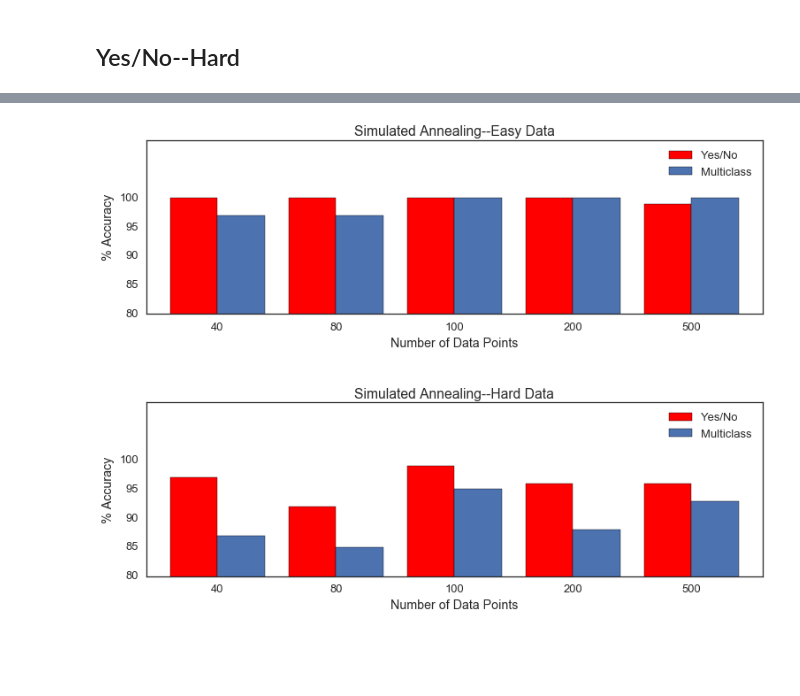
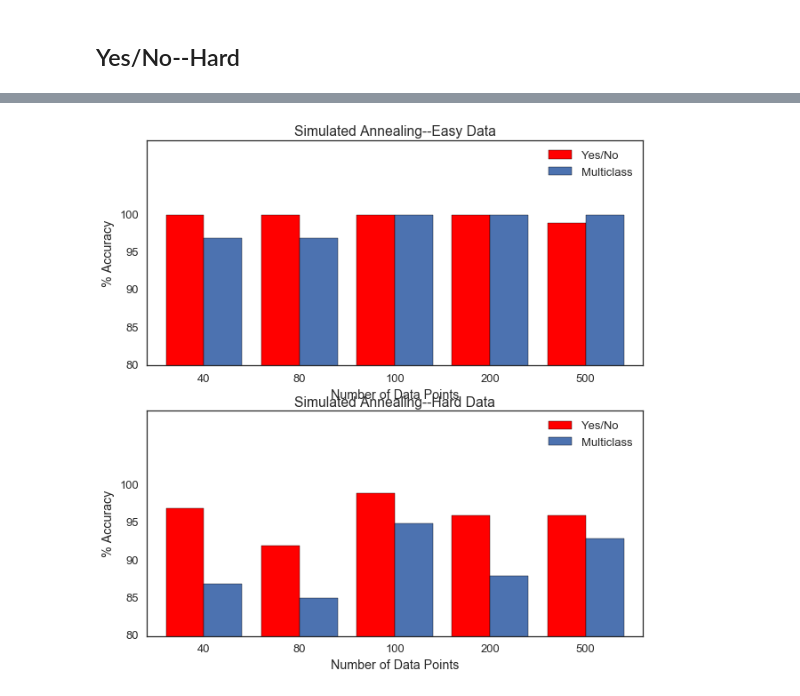
Before and after one commit to abhishekmalali/questioning-strategy-classification, a Jupyter notebook: notebooks/Dawid_Skene.ipynb, the cells around one changed output, grey strips where cells are left out. Saved outputs shown, nothing was run; the diff lists cells and outputs as text; code cells hidden in the pictures; blank space fills up the shorter version.

Commit message:
Adding pymc plot

```diff
--- a/notebooks/Dawid_Skene.ipynb
+++ b/notebooks/Dawid_Skene.ipynb
@@ -376,32 +376,34 @@ SA-MC-EH[87, 85, 95, 88, 93]
 PyMC-MC[100, 100 ,88, 98.5, -]
 PyMC-YN [100, 100 ,97, 100, - ]
 # %%
+plt.figure(figsize=(10,10))
 plt.subplot(2,1,1)
-plt.tight_layout(0.5,5,0.5)
+#plt.tight_layout(0.5,5,0.5)
 plt.bar(range(5),[100,100,100,100,99],0.4,color='red', label="Yes/No")
 plt.bar(np.arange(0,5,1)+0.4, [97,97,100,100,100],0.4, label="Multiclass")
 plt.xlim(-0.2,5)
 plt.ylim(80,110)
 plt.ylabel("% Accuracy")
 plt.yticks(np.arange(80,101,5))
 plt.xticks(np.arange(0,5,1)+0.4, [40,80,100,200,500])
 plt.xlabel("Number of Data Points")
 plt.legend(loc='best')
 plt.title("Simulated Annealing--Easy Data")
 
 plt.subplot(2,1,2)
 plt.bar(range(5),[97,92,99,96,96],0.4,color='red', label="Yes/No")
 plt.bar(np.arange(0,5,1)+0.4, [87, 85, 95, 88, 93],0.4, label= "Multiclass")
 plt.xlim(-0.2,5)
 plt.ylim(80,110)
 plt.ylabel("% Accuracy")
 plt.yticks(np.arange(80,101,5))
 plt.xticks(np.arange(0,5,1)+0.4, [40,80,100,200,500])
 plt.xlabel("Number of Data Points")
 plt.legend(loc='best')
-plt.title("Simulated Annealing--Hard Data");
+plt.title("Simulated Annealing--Hard Data")
+plt.savefig('../output/sa.png')
 # %% [output]
-[figure, old version]
+[figure, new version]
 # %%
 plt.subplot(2,1,1)
 plt.tight_layout(0.5,5,0.5)
```
Also changed, not shown: parts of 7 cells of this notebook, 3 other files.
